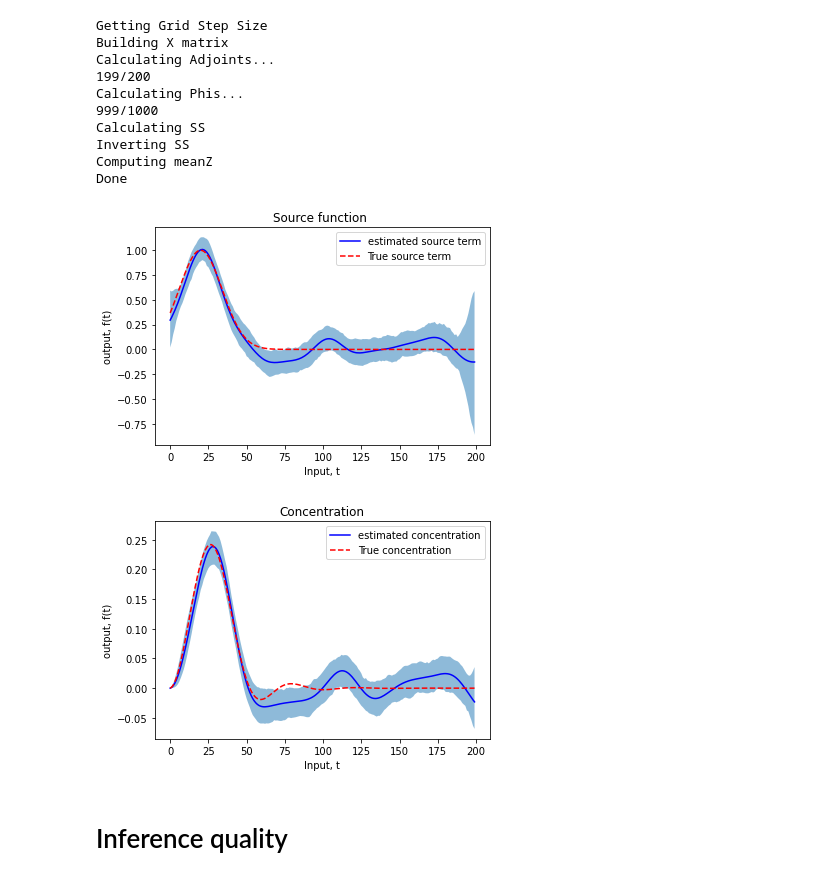
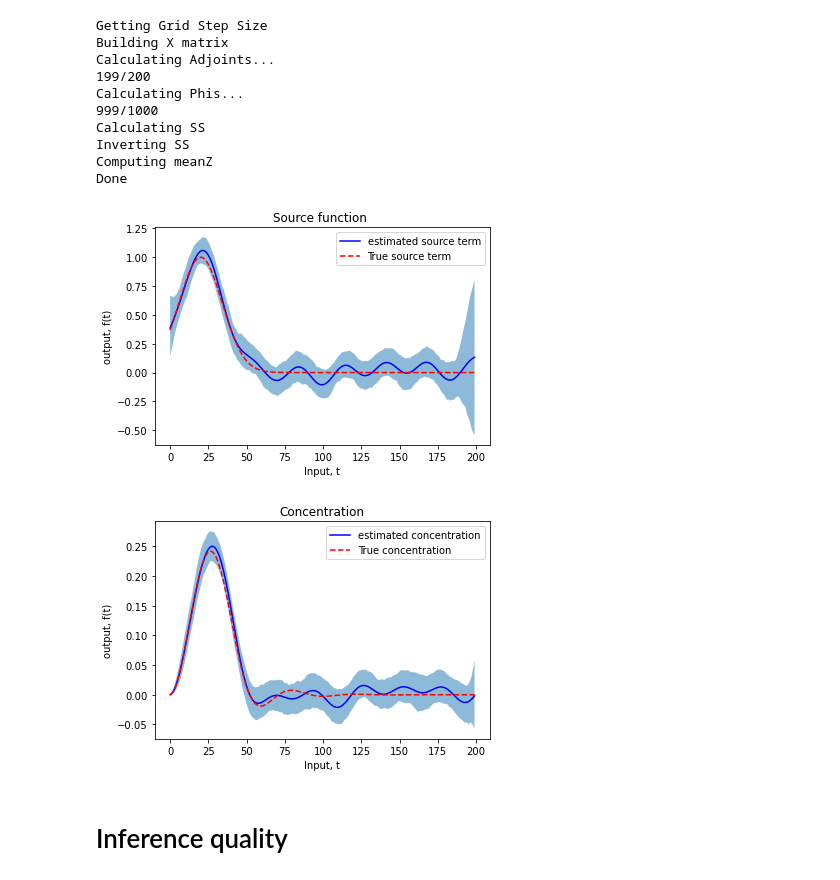
Before and after one commit to SheffieldML/advectionGP, a Jupyter notebook: jupyter/Gaussian Bases Demo.ipynb, the cells around one changed output. Saved outputs shown, nothing was run; the diff lists cells and outputs as text; code cells hidden in the pictures.

```diff
--- a/jupyter/Gaussian Bases Demo.ipynb
+++ b/jupyter/Gaussian Bases Demo.ipynb
@@ -146,11 +147,11 @@ plt.show()
 # %%
 #%%timeit
 N_feat =1000 #Number of features used to infer the source
-kInverse = EQ(0.6, 1) # Initiate kernel for inverse problem
+kInverse = GaussianBases(0.6, 1) # Initiate kernel for inverse problem
 mInfer = Model(resolution=res,boundary=boundary,N_feat=N_feat,noiseSD=noiseSD,kernel=kInverse,sensormodel=sensors,k_0=k_0,u=u,eta=eta) #Initiate new model for inference
-mInfer.computeModelRegressors(gaussian=True) # Compute regressor matrix
+mInfer.computeModelRegressors() # Compute regressor matrix
 meanZ, covZ = mInfer.computeZDistribution(yTrain) # Infers z vector mean and covariance using regressor matrix
-sourceInferCSP = mInfer.computeSourceFromPhi(meanZ,gaussian=True) # Generates estimated source using mean of the inferred distribution
+sourceInferCSP = mInfer.computeSourceFromPhi(meanZ) # Generates estimated source using mean of the inferred distribution
 concInferCSP=mInfer.computeConcentration(sourceInferCSP) # Generates estimated concentration from inferred source
 # %% [output]
 Getting Grid Step Size
@@ -167,8 +168,8 @@ Done
 source_samples = []
 conc_samples=[]
 for z_samp in np.random.multivariate_normal(meanZ, covZ,200):
-    source_samples.append(mInfer.computeSourceFromPhi(z_samp,gaussian=True))
-    conc_samples.append(mInfer.computeConcentration(mInfer.computeSourceFromPhi(z_samp,gaussian=True)))
+    source_samples.append(mInfer.computeSourceFromPhi(z_samp))
+    conc_samples.append(mInfer.computeConcentration(mInfer.computeSourceFromPhi(z_samp)))
 source_samples=np.array(source_samples)
 conc_samples=np.array(conc_samples)
 
@@ -306,11 +307,11 @@ plt.show()
 # %%
 #%%timeit
 N_feat =1000 #Number of features used to infer the source
-kInverse = EQ(0.6, 1) # Initiate kernel for inverse problem
+kInverse = GaussianBases(0.6, 1) # Initiate kernel for inverse problem
 mInfer = Model(resolution=res,boundary=boundary,N_feat=N_feat,noiseSD=noiseSD,kernel=kInverse,sensormodel=sensors,k_0=k_0,u=u,eta=eta) #Initiate new model for inference
-mInfer.computeModelRegressors(gaussian=True) # Compute regressor matrix
+mInfer.computeModelRegressors() # Compute regressor matrix
 meanZ, covZ = mInfer.computeZDistribution(yTrain) # Infers z vector mean and covariance using regressor matrix
-sourceInferCGP = mInfer.computeSourceFromPhi(meanZ,gaussian=True) # Generates estimated source using mean of the inferred distribution
+sourceInferCGP = mInfer.computeSourceFromPhi(meanZ) # Generates estimated source using mean of the inferred distribution
 concInferCGP=mInfer.computeConcentration(sourceInferCGP) # Generates estimated concentration from inferred source
 # %% [output]
 Getting Grid Step Size
@@ -327,8 +328,8 @@ Done
 source_samples = []
 conc_samples=[]
 for z_samp in np.random.multivariate_normal(meanZ, covZ,200):
-    source_samples.append(mInfer.computeSourceFromPhi(z_samp,gaussian=True))
-    conc_samples.append(mInfer.computeConcentration(mInfer.computeSourceFromPhi(z_samp,gaussian=True)))
+    source_samples.append(mInfer.computeSourceFromPhi(z_samp))
+    conc_samples.append(mInfer.computeConcentration(mInfer.computeSourceFromPhi(z_samp)))
 source_samples=np.array(source_samples)
 conc_samples=np.array(conc_samples)
 
@@ -347,35 +348,35 @@ xtest=np.arange(Nt)
 plt.plot(xtest,sourceInferCGP,'b-')
 plt.plot(xtest,sourceGTGP,'r--')
 
 #plt.plot(xtest,source_samples.T,'g-',alpha=0.3)
 #plt.fill_between(xtest,s_z_l,s_z_upper,alpha=0.5)
 plt.fill_between(xtest,source_lower_ci,source_upper_ci,alpha=0.5)
 plt.legend(labels=["estimated source term","True source term"])
 plt.title("Source function ")
 plt.xlabel("Input, t")
 plt.ylabel("output, f(t)")
 #plt.ylim([-5,5])
 plt.savefig('NumberFeature%d.pdf' % N_feat)
 plt.show()
 
 #plt.figure(figsize=(15, 10))
 
 plt.plot(xtest,concInferCGP,'b-')
 plt.plot(xtest,concTrainGP,'r--')
 
 #plt.plot(xtest,source_samples.T,'g-',alpha=0.3)
 #plt.fill_between(xtest,s_z_l,s_z_upper,alpha=0.5)
 plt.fill_between(xtest,conc_lower_ci,conc_upper_ci,alpha=0.5)
 plt.legend(labels=["estimated concentration","True concentration"])
 plt.title("Concentration")
 plt.xlabel("Input, t")
 plt.ylabel("output, f(t)")
 #plt.ylim([-5,5])
 plt.savefig('NumberFeature%d.pdf' % N_feat)
 plt.show()
 # %% [output]
-[figure, old version]
+[figure, new version]
-[figure, old version]
+[figure, new version]
 # %% [markdown]
 # Inference quality
 # %% [markdown]
```
Also changed, not shown: parts of 29 cells of this notebook, 4 other files.
